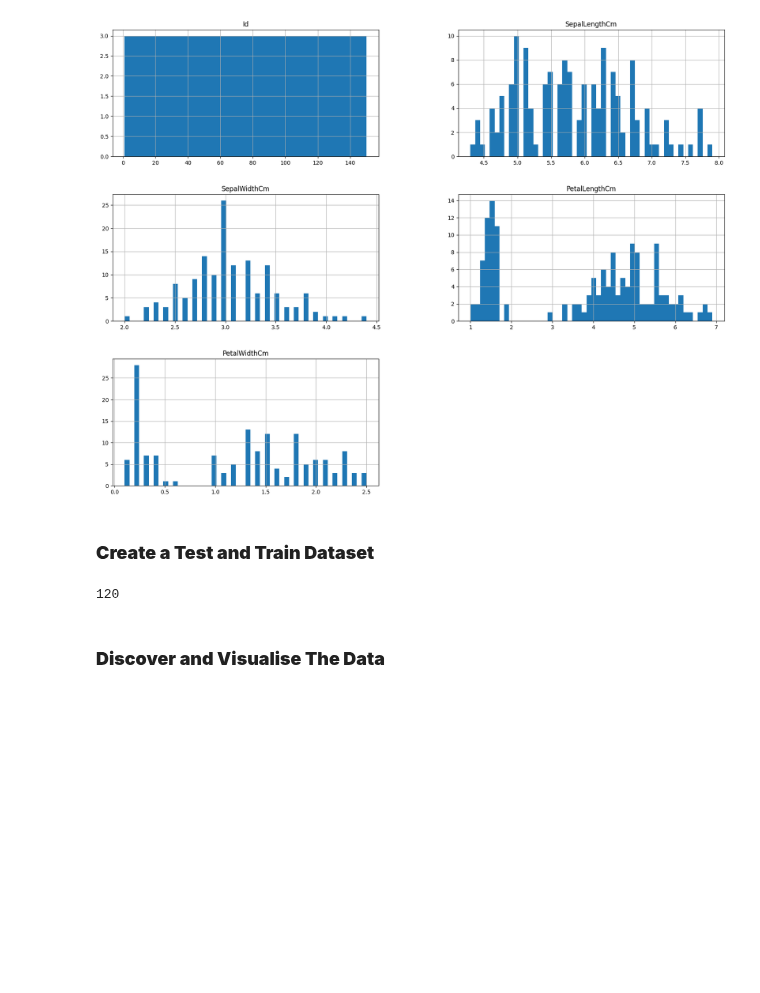
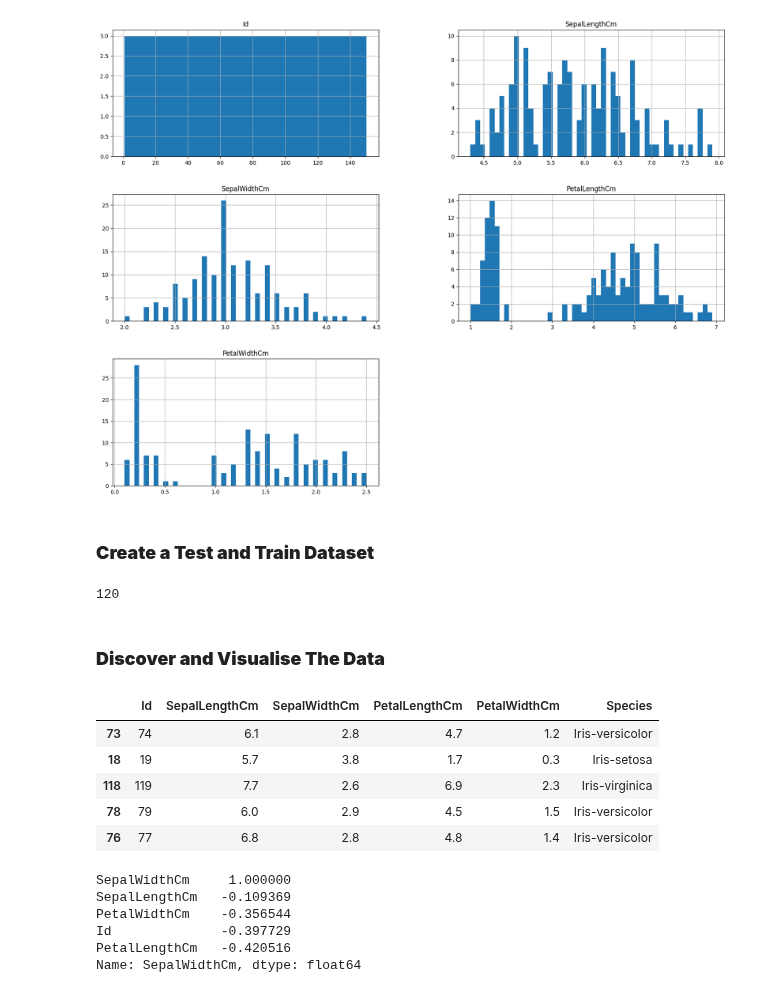
Before and after one commit to regional-specter/Learning-ML, a Jupyter notebook: Model Examples and Practice/Practice - Kaggle/LinearReg.ipynb, the cells around one changed output. Cells and saved outputs as stored; diff of their text form; code cells hidden in the pictures; blank space fills up the shorter version.

```diff
--- a/Model Examples and Practice/Practice - Kaggle/LinearReg.ipynb
+++ b/Model Examples and Practice/Practice - Kaggle/LinearReg.ipynb
@@ -77,3 +77,23 @@ len(train_set)
 120
 # %% [markdown]
 ### **Discover and Visualise The Data**
+# %%
+test_set.head()
+# %% [output]
+|  | Id | SepalLengthCm | SepalWidthCm | PetalLengthCm | PetalWidthCm | Species |
+| 73 | 74 | 6.1 | 2.8 | 4.7 | 1.2 | Iris-versicolor |
+| 18 | 19 | 5.7 | 3.8 | 1.7 | 0.3 | Iris-setosa |
+| 118 | 119 | 7.7 | 2.6 | 6.9 | 2.3 | Iris-virginica |
+| 78 | 79 | 6.0 | 2.9 | 4.5 | 1.5 | Iris-versicolor |
+| 76 | 77 | 6.8 | 2.8 | 4.8 | 1.4 | Iris-versicolor |
+# %%
+corr_matrix = iris.corr(numeric_only=True)
+
+corr_matrix["SepalWidthCm"].sort_values(ascending=False)
+# %% [output]
+SepalWidthCm     1.000000
+SepalLengthCm   -0.109369
+PetalWidthCm    -0.356544
+Id              -0.397729
+PetalLengthCm   -0.420516
+Name: SepalWidthCm, dtype: float64
```
Also changed, not shown: parts of 1 cell of this notebook.
